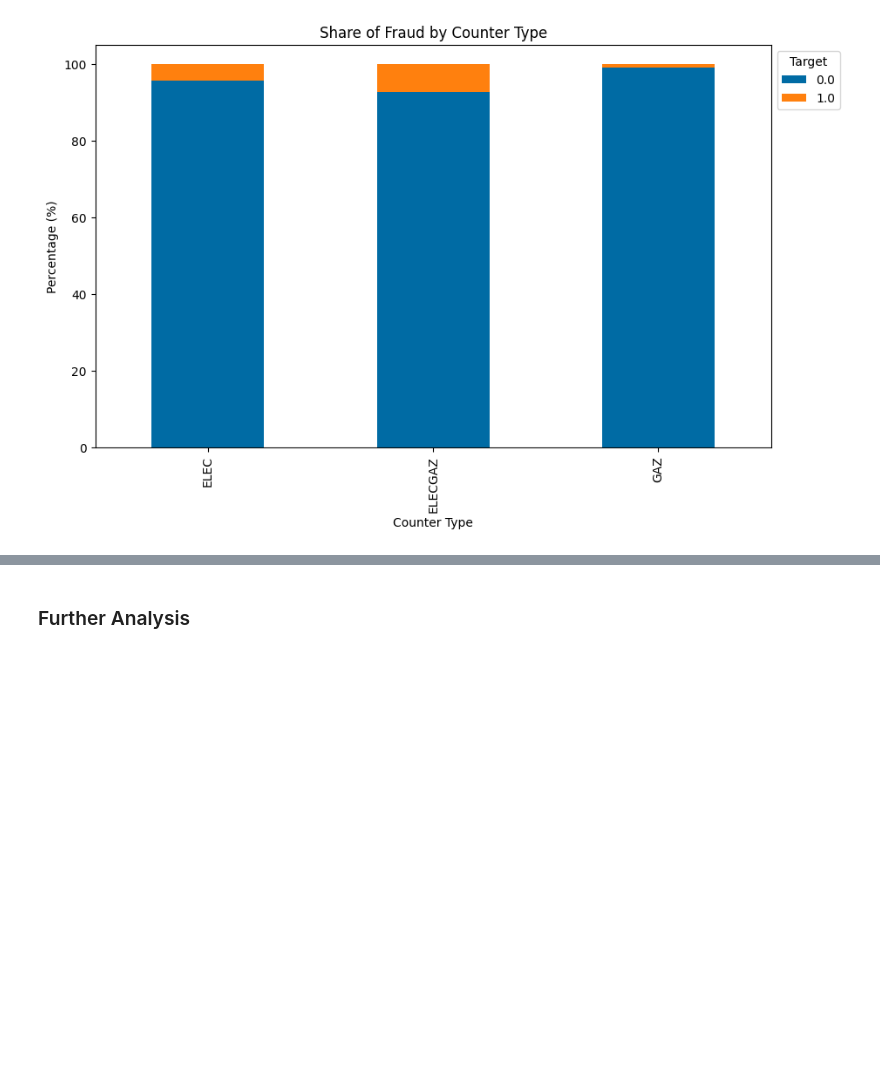
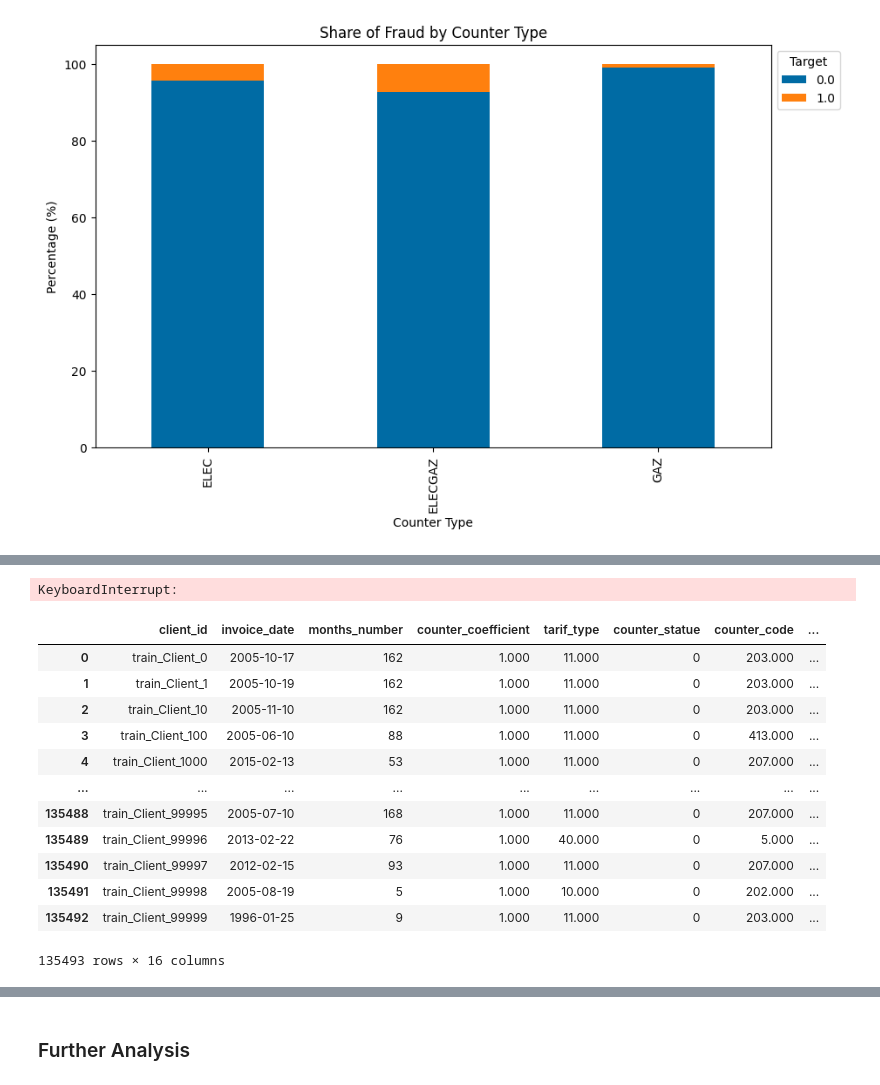
Before and after one commit to nikwilms/fraud-detection-electricity-gas-consumption, a Jupyter notebook: notebooks/Feature_engineering_consumption.ipynb, the cells around one changed output, grey strips where cells are left out. Cells and saved outputs as stored; diff of their text form; code cells hidden in the pictures; blank space fills up the shorter version.

Commit message:
XGBoost with smart aggegreation done

```diff
--- a/notebooks/Feature_engineering_consumption.ipynb
+++ b/notebooks/Feature_engineering_consumption.ipynb
@@ -317,0 +356,4 @@ df_summ = (df_counter_type_summary.join(df_client.set_index("client_id"), how="i
+# %%
+agg_invoice_smart(df_invoice)
+# %% [output]
+KeyboardInterrupt:
@@ -317,0 +370,57 @@ df_summ = (df_counter_type_summary.join(df_client.set_index("client_id"), how="i
+# %%
+def agg_invoice_smart(
+        df_invoice,
+cols_to_agg_min = ["invoice_date"],
+cols_to_agg_num=["counter_coefficient"],
+cols_to_agg_num_weighted=["consommation_level_1", "consommation_level_2",
+                            "consommation_level_3", "consommation_level_4",
+                            ],
+cols_to_agg_mode=["tarif_type", "counter_statue",
+                    "counter_code", "reading_remarque"],
+num_agg="mean"):
+    df_counter_type_elec = df_invoice[df_invoice.counter_type=="ELEC"]
+    df_counter_type_gaz = df_invoice[df_invoice.counter_type=="GAZ"]
+
+    df_monthly_weighted_elec = agg_cons_monthly_weighting(df_counter_type_elec, cols_to_agg_num_weighted, "_elec")
+
+    df_monthly_weighted_gaz = agg_cons_monthly_weighting(df_counter_type_gaz, cols_to_agg_num_weighted, "_gaz")
+
+    # aggregation of features by min
+    df_min= df_invoice.groupby(["client_id"])[cols_to_agg_min].min()
+
+    # add duration of customer relationship
+    df_invoice['invoice_date'] = pd.to_datetime(df_invoice['invoice_date'])
+    df_max_date = df_invoice.groupby(["client_id"])["invoice_date"].max()
+    df_min_date = df_invoice.groupby(["client_id"])["invoice_date"].min()
+    df_date = (df_max_date - df_min_date)
+    # convert to months
+    df_date_months = (df_date.dt.days / 30.44).apply(np.ceil).astype(int)
+    df_date_months = pd.DataFrame(df_date_months).rename(columns={"invoice_date":"months_number"})
+
+    # Aggregation of numerical and categorical features
+    df_date = df_invoice.groupby(["client_id"])[["invoice_date"]].max()- df_invoice.groupby(["invoice_date"])[cols_to_agg_min].min()
+
+    df_num = df_invoice.groupby(["client_id"])[cols_to_agg_num].agg(num_agg)
+    df_mode = df_invoice.groupby(["client_id"])[cols_to_agg_mode].apply(
+        lambda x: x.mode().iloc[0])
+    #df_ges = pd.concat([df_num, df_mode, df_num_weighted], axis=1)
+    df_ges = pd.concat([df_min, df_date_months, df_num,  df_mode, df_monthly_weighted_elec,df_monthly_weighted_gaz], axis=1)
+    df_ges.fillna(0, inplace=True)
+    df_ges.reset_index(inplace=True)
+    return df_ges
+# %%
+agg_invoice_smart(df_invoice)
+# %% [output]
+|  | client_id | invoice_date | months_number | counter_coefficient | tarif_type | counter_statue | counter_code | ... |
+| 0 | train_Client_0 | 2005-10-17 | 162 | 1.000 | 11.000 | 0 | 203.000 | ... |
+| 1 | train_Client_1 | 2005-10-19 | 162 | 1.000 | 11.000 | 0 | 203.000 | ... |
+| 2 | train_Client_10 | 2005-11-10 | 162 | 1.000 | 11.000 | 0 | 203.000 | ... |
+| 3 | train_Client_100 | 2005-06-10 | 88 | 1.000 | 11.000 | 0 | 413.000 | ... |
+| 4 | train_Client_1000 | 2015-02-13 | 53 | 1.000 | 11.000 | 0 | 207.000 | ... |
+| ... | ... | ... | ... | ... | ... | ... | ... | ... |
+| 135488 | train_Client_99995 | 2005-07-10 | 168 | 1.000 | 11.000 | 0 | 207.000 | ... |
+| 135489 | train_Client_99996 | 2013-02-22 | 76 | 1.000 | 40.000 | 0 | 5.000 | ... |
+| 135490 | train_Client_99997 | 2012-02-15 | 93 | 1.000 | 11.000 | 0 | 207.000 | ... |
+| 135491 | train_Client_99998 | 2005-08-19 | 5 | 1.000 | 10.000 | 0 | 202.000 | ... |
+| 135492 | train_Client_99999 | 1996-01-25 | 9 | 1.000 | 11.000 | 0 | 203.000 | ... |
+135493 rows × 16 columns
```
Also changed, not shown: parts of 14 cells of this notebook, 5 other files.
